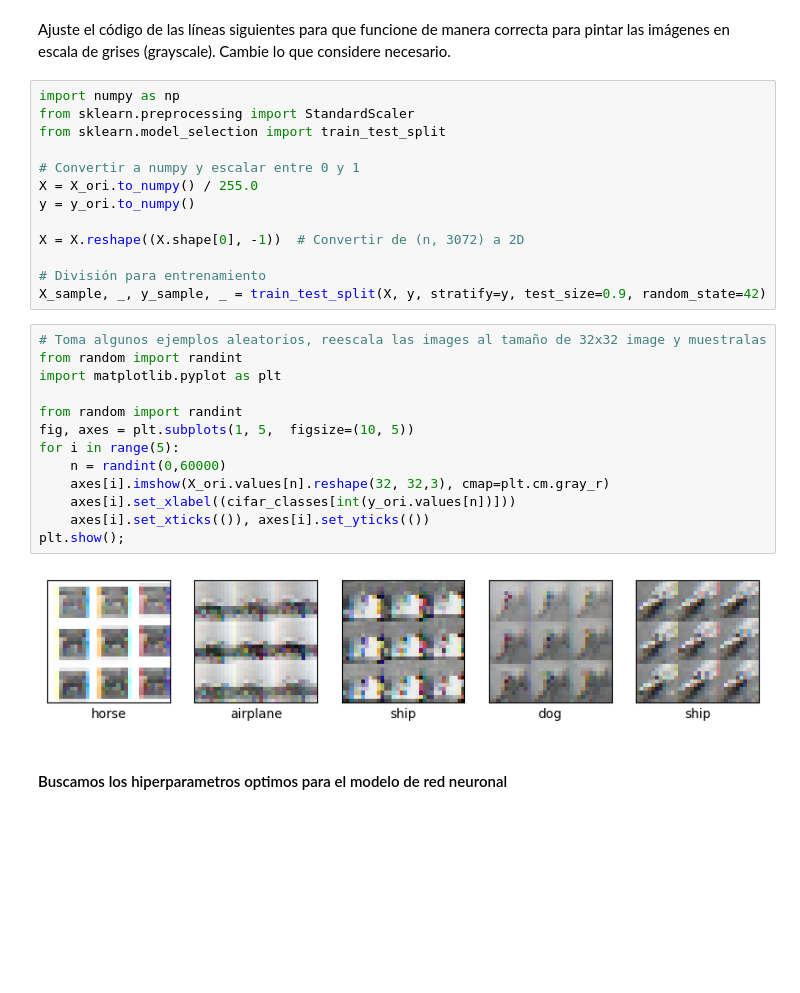
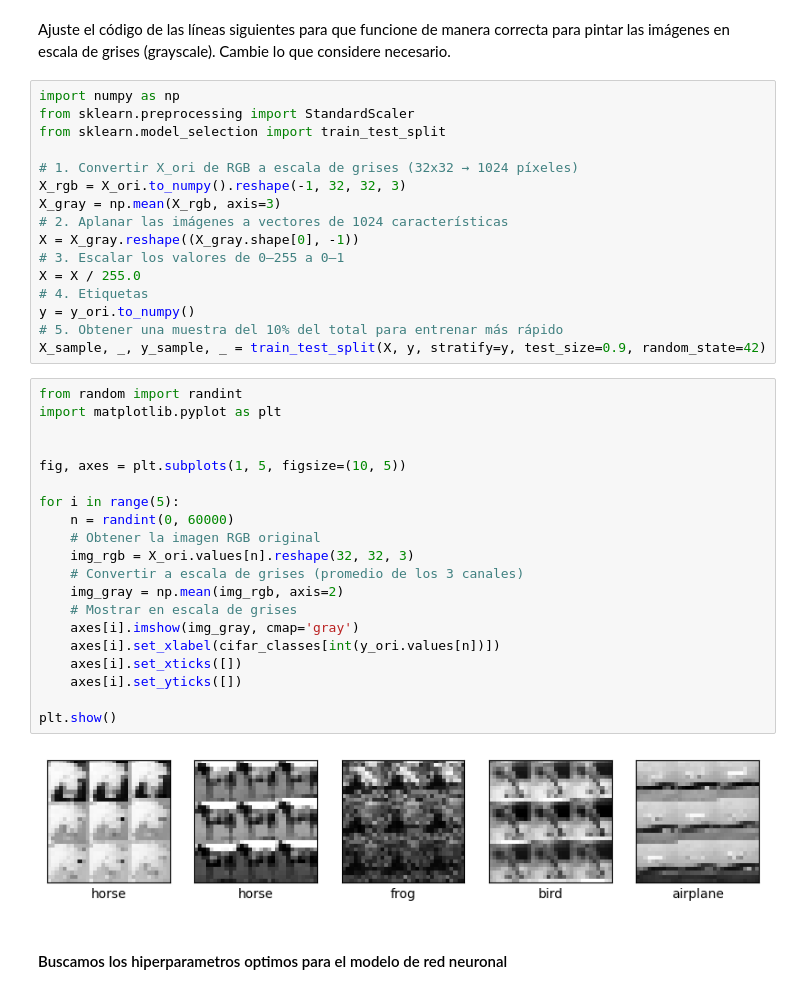
Before and after one commit to StefanoImanol/pc22025I, a Jupyter notebook: 2dapc_ia_2025I_v1_0.ipynb, the cells around one changed output. Saved outputs shown, nothing was run; the diff lists cells and outputs as text; blank space fills up the shorter version.

```diff
--- a/2dapc_ia_2025I_v1_0.ipynb
+++ b/2dapc_ia_2025I_v1_0.ipynb
@@ -359,29 +360,39 @@ import numpy as np
 from sklearn.preprocessing import StandardScaler
 from sklearn.model_selection import train_test_split
 
-# Convertir a numpy y escalar entre 0 y 1
-X = X_ori.to_numpy() / 255.0
+# 1. Convertir X_ori de RGB a escala de grises (32x32 → 1024 píxeles)
+X_rgb = X_ori.to_numpy().reshape(-1, 32, 32, 3)
+X_gray = np.mean(X_rgb, axis=3)
+# 2. Aplanar las imágenes a vectores de 1024 características
+X = X_gray.reshape((X_gray.shape[0], -1))
+# 3. Escalar los valores de 0–255 a 0–1
+X = X / 255.0
+# 4. Etiquetas
 y = y_ori.to_numpy()
-
-X = X.reshape((X.shape[0], -1))  # Convertir de (n, 3072) a 2D
-
-# División para entrenamiento
+# 5. Obtener una muestra del 10% del total para entrenar más rápido
 X_sample, _, y_sample, _ = train_test_split(X, y, stratify=y, test_size=0.9, random_state=42)
 # %%
-# Toma algunos ejemplos aleatorios, reescala las images al tamaño de 32x32 image y muestralas
 from random import randint
 import matplotlib.pyplot as plt
 
-from random import randint
-fig, axes = plt.subplots(1, 5,  figsize=(10, 5))
+
+fig, axes = plt.subplots(1, 5, figsize=(10, 5))
+
 for i in range(5):
-    n = randint(0,60000)
-    axes[i].imshow(X_ori.values[n].reshape(32, 32,3), cmap=plt.cm.gray_r)
-    axes[i].set_xlabel((cifar_classes[int(y_ori.values[n])]))
-    axes[i].set_xticks(()), axes[i].set_yticks(())
-plt.show();
+    n = randint(0, 60000)
+    # Obtener la imagen RGB original
+    img_rgb = X_ori.values[n].reshape(32, 32, 3)
+    # Convertir a escala de grises (promedio de los 3 canales)
+    img_gray = np.mean(img_rgb, axis=2)
+    # Mostrar en escala de grises
+    axes[i].imshow(img_gray, cmap='gray')
+    axes[i].set_xlabel(cifar_classes[int(y_ori.values[n])])
+    axes[i].set_xticks([])
+    axes[i].set_yticks([])
+
+plt.show()
 # %% [output]
-[figure, old version]
+[figure, new version]
 # %% [markdown]
 #### Buscamos los hiperparametros optimos para el modelo de red neuronal
 # %%
```
Also changed, not shown: parts of 21 cells of this notebook.
